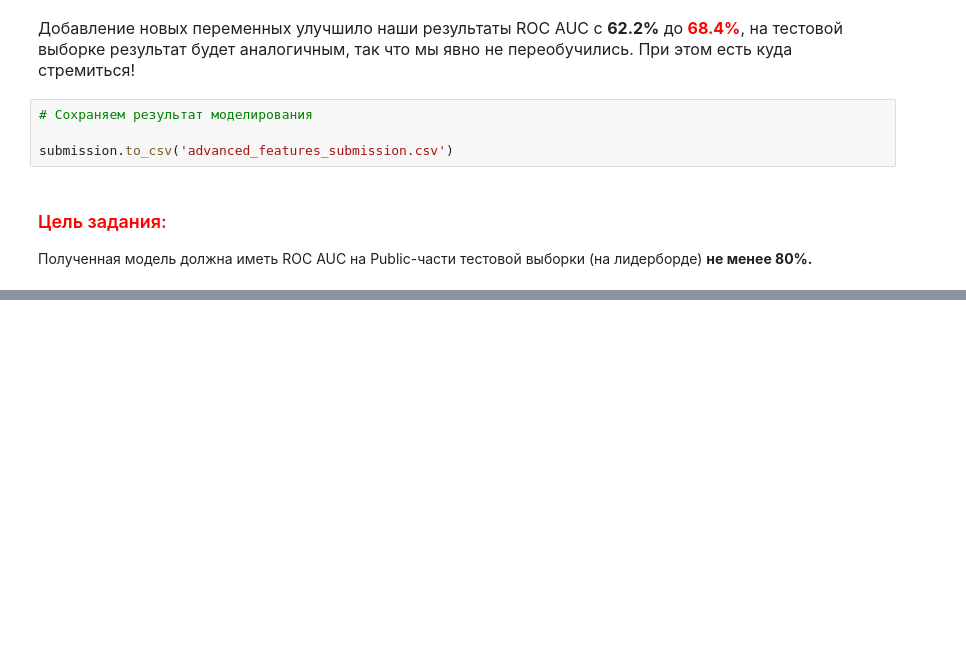
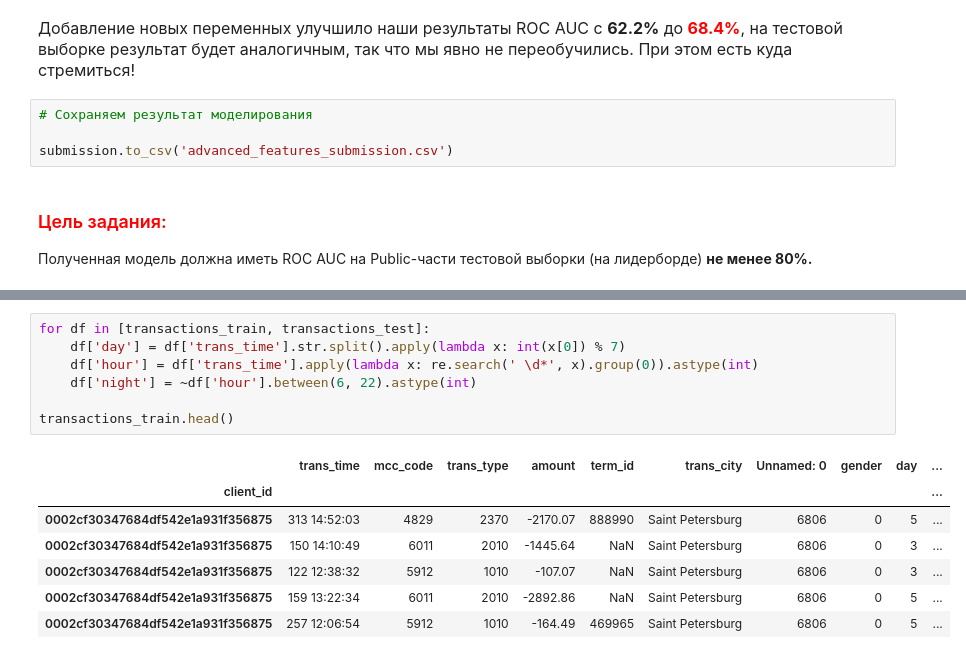
Before and after one commit to b3GOR/HSE-Sber-Hack-2023, a Jupyter notebook: gender_project.ipynb, the cells around one changed output, grey strips where cells are left out. Saved outputs shown, nothing was run; the diff lists cells and outputs as text; blank space fills up the shorter version.

```diff
--- a/gender_project.ipynb
+++ b/gender_project.ipynb
@@ -243,0 +259,15 @@ submission.to_csv('advanced_features_submission.csv')
+# %%
+for df in [transactions_train, transactions_test]:
+    df['day'] = df['trans_time'].str.split().apply(lambda x: int(x[0]) % 7)
+    df['hour'] = df['trans_time'].apply(lambda x: re.search(' \d*', x).group(0)).astype(int)
+    df['night'] = ~df['hour'].between(6, 22).astype(int)
+
+transactions_train.head()
+# %% [output]
+|  | trans_time | mcc_code | trans_type | amount | term_id | trans_city | Unnamed: 0 | gender | day | ... |
+| client_id |  |  |  |  |  |  |  |  |  | ... |
+| 0002cf30347684df542e1a931f356875 | 313 14:52:03 | 4829 | 2370 | -2170.07 | 888990 | Saint Petersburg | 6806 | 0 | 5 | ... |
+| 0002cf30347684df542e1a931f356875 | 150 14:10:49 | 6011 | 2010 | -1445.64 | NaN | Saint Petersburg | 6806 | 0 | 3 | ... |
+| 0002cf30347684df542e1a931f356875 | 122 12:38:32 | 5912 | 1010 | -107.07 | NaN | Saint Petersburg | 6806 | 0 | 3 | ... |
+| 0002cf30347684df542e1a931f356875 | 159 13:22:34 | 6011 | 2010 | -2892.86 | NaN | Saint Petersburg | 6806 | 0 | 5 | ... |
+| 0002cf30347684df542e1a931f356875 | 257 12:06:54 | 5912 | 1010 | -164.49 | 469965 | Saint Petersburg | 6806 | 0 | 5 | ... |
```
Also changed, not shown: parts of 19 cells of this notebook.
